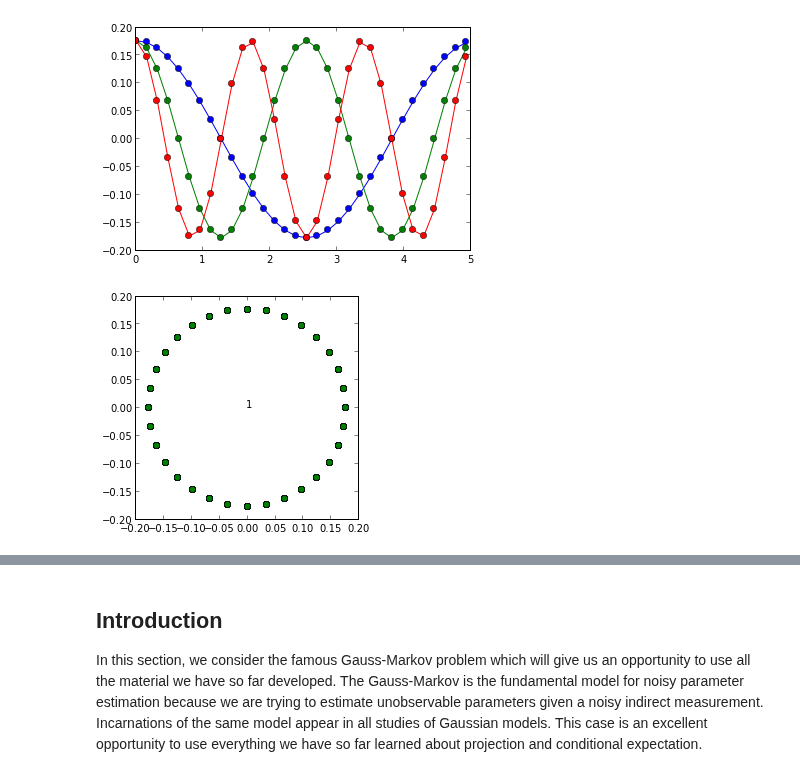
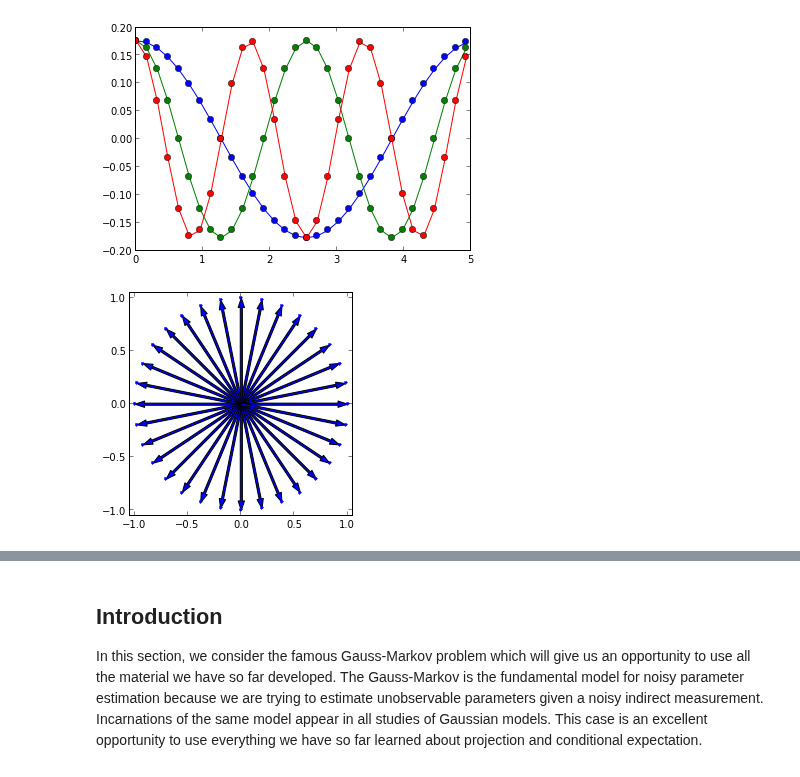
Before and after one commit to unpingco/Python-for-Signal-Processing, a Jupyter notebook: Fourier_Transform.ipynb, the cells around one changed output, grey strips where cells are left out. Saved outputs shown, nothing was run; the diff lists cells and outputs as text; code cells hidden in the pictures.

Commit message:
Fourier graphics

```diff
--- a/Fourier_Transform.ipynb
+++ b/Fourier_Transform.ipynb
@@ -1,29 +1,36 @@
 # %%
+from __future__ import  division
 import numpy as np
 import matplotlib.pyplot as plt
+from matplotlib.patches import FancyArrow
+
 
 def dftmatrix(Nfft=32,N=None):
     k= np.arange (Nfft)
     if N is None: N = Nfft
     n = arange (N)
     U = matrix(exp(1j* 2*pi/Nfft *k*n[:,None]))
     return U/sqrt(Nfft)
 
+Nfft=32
 v = ones((16,1))
-U = dftmatrix(N=16)
+U = dftmatrix(Nfft=Nfft,N=16)
 plot(arange(U.shape[1])/2./pi,U.H.real[:,[1,2,3]],'o-')
 
 f,ax=subplots()
 ax.set_aspect(1)
-ax.plot( U.H.real, U.H.imag, 'o');
+a=2*pi/Nfft*arange(Nfft)
+ax.plot( cos(a),sin(a), '.')
+for i in a:
+  ax.add_patch( FancyArrow(0,0,cos(i),sin(i),width=0.02,length_includes_head=True))
 #ax.text(U.H.real,U.H.imag,map(str,arange(32)))
-ax.text(0,0,'1')
+ax.axis(array([-1,1,-1,1])*1.05)
 plt.show()
 
 #fig = figure(figsize=(4, 4))
 #ax = fig.add_axes([0.1, 0.1, 0.8, 0.8], polar=True, )
 # %% [output]
 [figure]
-[figure, old version]
+[figure, new version]
 # %%
 %qtconsole
```
Also changed, not shown: parts of 1 cell of this notebook.
